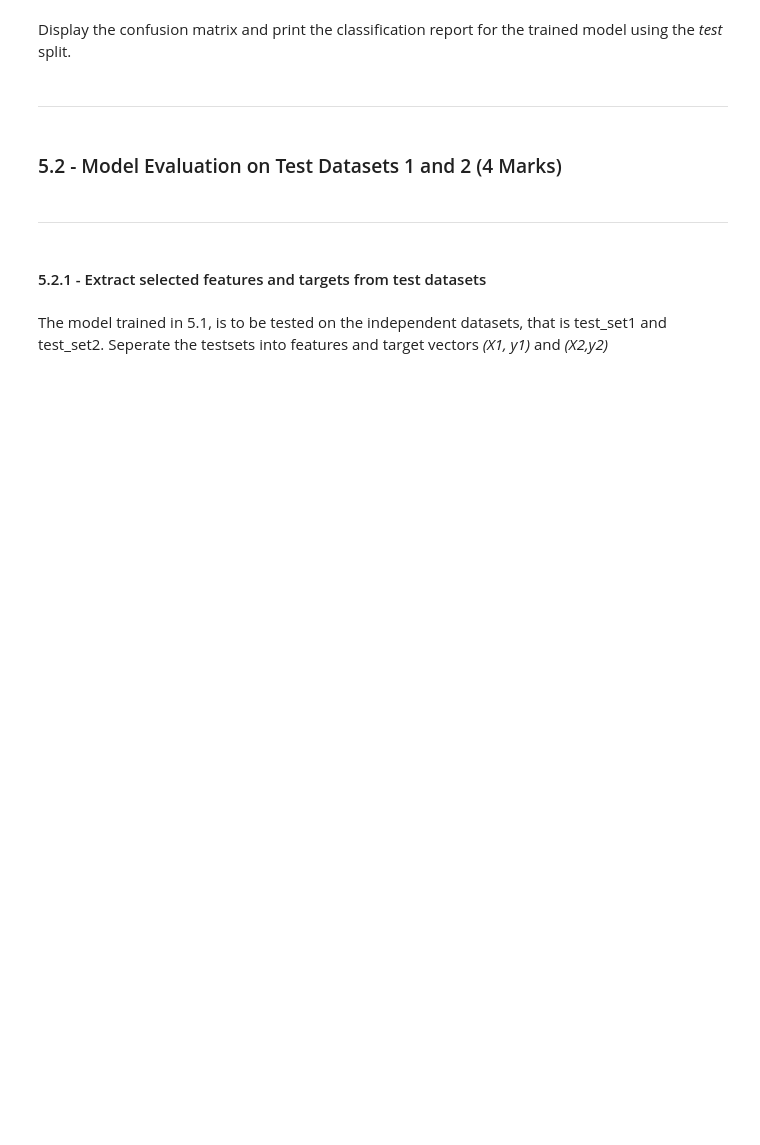
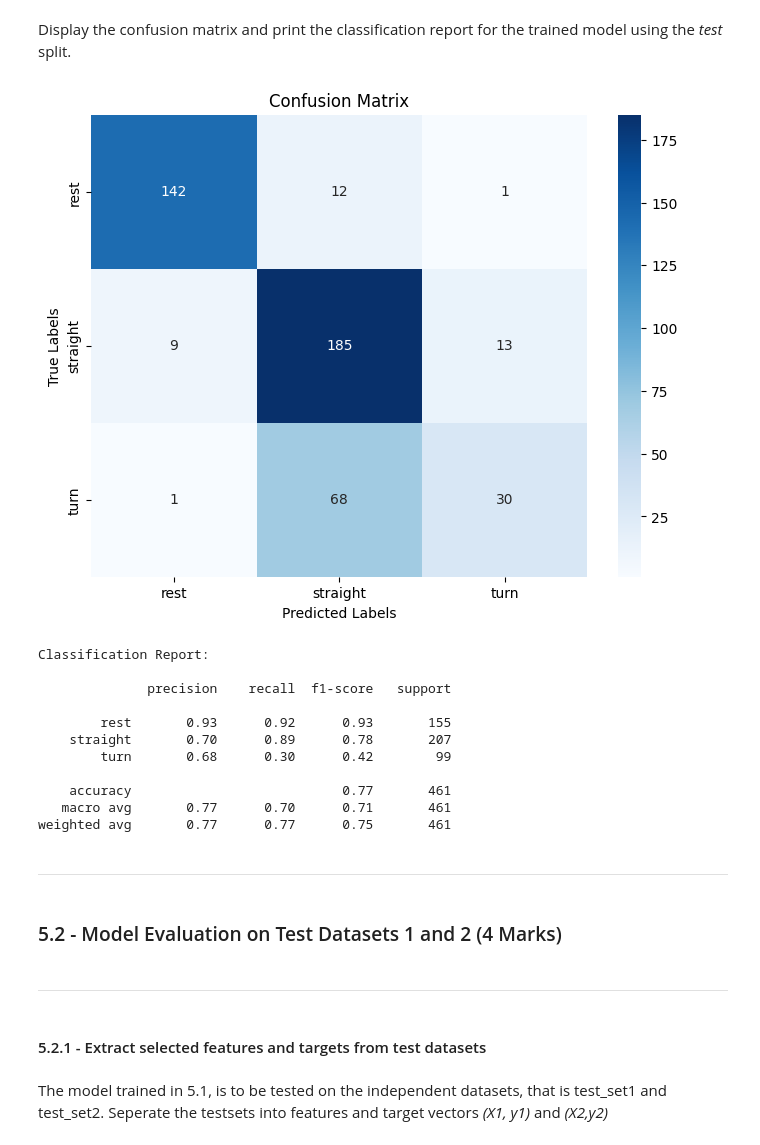
Before and after one commit to azizaahsan1/engg680_2024_fall, a Jupyter notebook: Lab_Assignment4/Assignment 4.ipynb, the cells around one changed output. Saved outputs shown, nothing was run; the diff lists cells and outputs as text; code cells hidden in the pictures; blank space fills up the shorter version.

```diff
--- a/Lab_Assignment4/Assignment 4.ipynb
+++ b/Lab_Assignment4/Assignment 4.ipynb
@@ -1261,9 +1300,12 @@ ___
 Similar to the steps from **1.2.2** and perform model training and tuning using for the model selected. Perform the `train_test_split`, initiate a `Pipeline`, then define the *Parameters* for `GridSearchCV`. Finally, perfrom the grid search.
 # %%
 # TODO - Perform train/test split
+X_train, X_test, y_train, y_test = train_test_split(X, y, test_size=0.3, random_state=42, stratify=y)
 # %%
 # Perform any missing imports
 
 # TODO - Initiate the pipeline
 # (1 mark)
-# pipe =
+pipeline = Pipeline([
+    ('rf', RandomForestClassifier(random_state=42))
+])
@@ -1274,5 +1312,17 @@ Similar to the steps from **1.2.2** and perform model training and tuning using
+# %%
+# TODO - Define the parameter grid for your model
+# (3 marks)
+
+
+param_grid = {
+    'rf__n_estimators': [50, 100, 200],  # Number of trees in the forest
+    'rf__max_depth': [None, 10, 20, 30],  # Maximum depth of the trees
+    'rf__min_samples_split': [2, 5, 10],  # Minimum samples required to split a node
+    'rf__min_samples_leaf': [1, 2, 4],  # Minimum samples required at each leaf node
+    'rf__max_features': ['sqrt', 'log2'],  # Number of features to consider when looking for the best split
+}
 # %%
 # TODO - Perform the grid search
 
-# grid = GridSearchCV(pipe, param_grid, cv=5, scoring='accuracy', return_train_score=True)
-# grid.fit(X_train, y_train)
+grid = GridSearchCV(pipeline, param_grid, cv=5, scoring='accuracy', return_train_score=True)
+grid.fit(X_train, y_train)
@@ -1300,3 +1370,39 @@ Display the confusion matrix and print the classification report for the trained
+# %%
+# TODO - Display confusion matrix and print classification report
+from sklearn.metrics import confusion_matrix, classification_report
+import seaborn as sns
+import matplotlib.pyplot as plt
+
+# Predict the labels for the test set
+y_pred = grid.best_estimator_.predict(X_test)
+
+# Compute the confusion matrix
+conf_matrix = confusion_matrix(y_test, y_pred)
+
+# Plot the confusion matrix
+plt.figure(figsize=(8, 6))
+sns.heatmap(conf_matrix, annot=True, fmt='d', cmap='Blues', xticklabels=grid.classes_, yticklabels=grid.classes_)
+plt.xlabel('Predicted Labels')
+plt.ylabel('True Labels')
+plt.title('Confusion Matrix')
+plt.show()
+
+# Print the classification report
+print("Classification Report:\n")
+print(classification_report(y_test, y_pred))
+# %% [output]
+[figure, added]
+Classification Report:
+
+              precision    recall  f1-score   support
+
+        rest       0.93      0.92      0.93       155
+    straight       0.70      0.89      0.78       207
+        turn       0.68      0.30      0.42        99
+
+    accuracy                           0.77       461
+   macro avg       0.77      0.70      0.71       461
+weighted avg       0.77      0.77      0.75       461
 # %% [markdown]
 ___
 # %% [markdown]
```
Also changed, not shown: parts of 24 cells of this notebook.
